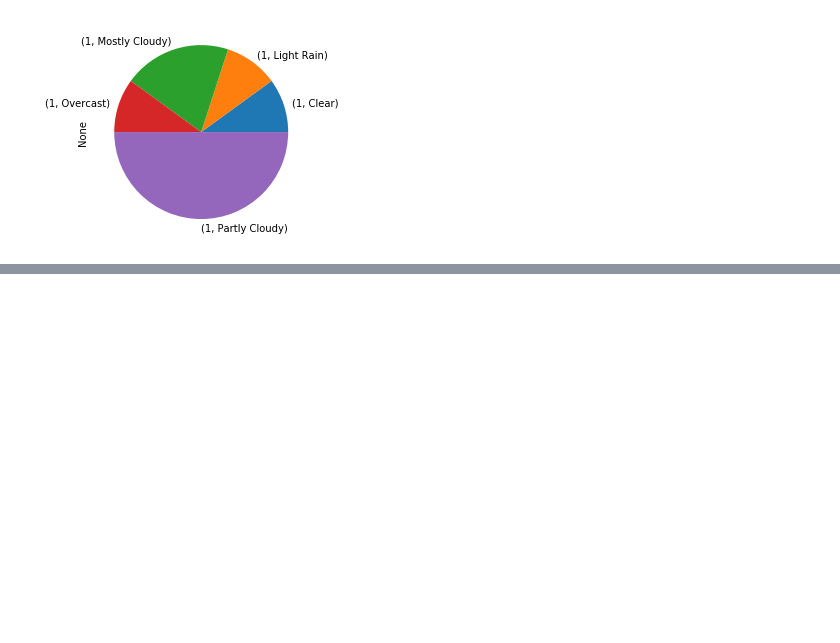
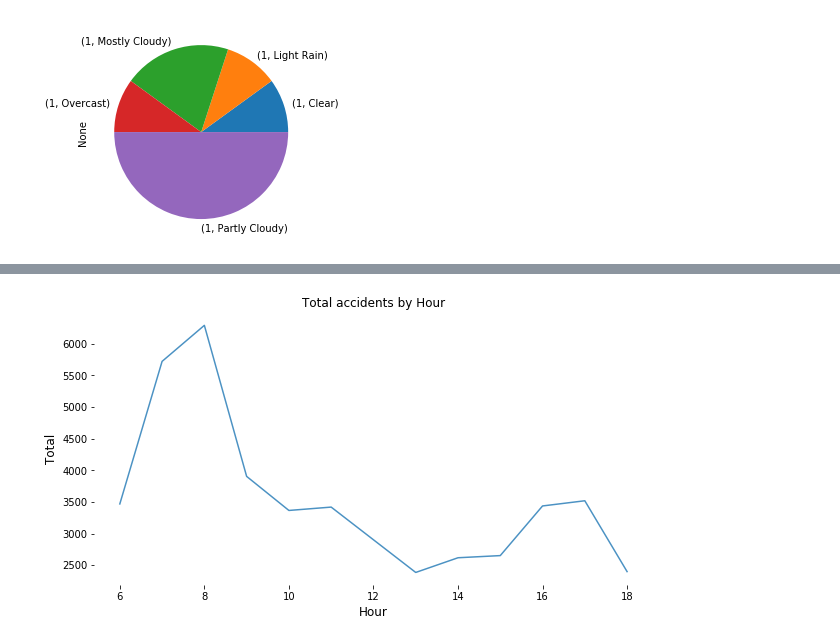
Before and after one commit to isegurau/Mod5Task4-CapstoneProject, a Jupyter notebook: CapstoneProject.ipynb, the cells around one changed output, grey strips where cells are left out. Cells and saved outputs as stored; diff of their text form; code cells hidden in the pictures; blank space fills up the shorter version.

```diff
--- a/CapstoneProject.ipynb
+++ b/CapstoneProject.ipynb
@@ -225,3 +248,16 @@ accidentsDF.groupby(['Severity','Weather_Condition']).size().head(5).plot(kind='
+# %%
+#Total accidents by hour
+count  = accidentsDF['hour'].value_counts()
+count = count[:12,]
+plt.figure(figsize=(10,5))
+sns.lineplot(count.index, count.values,alpha=0.8)
+plt.title('Total accidents by Hour')
+plt.ylabel('Total', fontsize=12)
+plt.xlabel('Hour', fontsize=12)
+plt.box(False)
+plt.show()
+# %% [output]
+[figure, added]
 # %%
 ###-------------------------------------------------------------------------------------------------------------------------------------###
                                                             ### DATA PREPARATION ###
```
Also changed, not shown: parts of 6 cells of this notebook.
